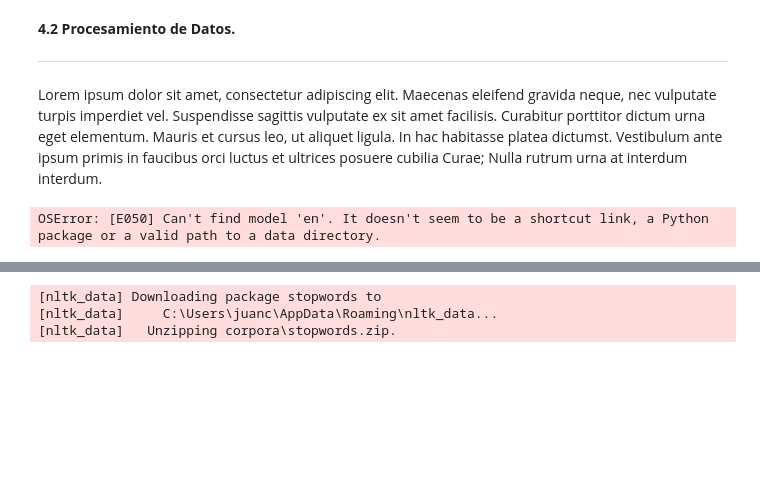
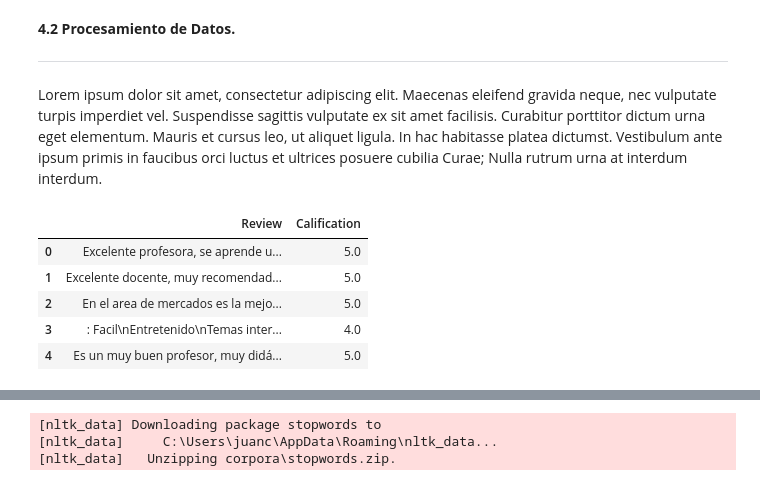
Before and after one commit to Juanchobanano/LosEstudiantes, a Jupyter notebook: LosEstudiantes Project.ipynb, the cells around one changed output, grey strips where cells are left out. Cells and saved outputs as stored; diff of their text form; code cells hidden in the pictures; blank space fills up the shorter version.

```diff
--- a/LosEstudiantes WebScraping.ipynb
+++ b/LosEstudiantes Project.ipynb
@@ -336,9 +281,3 @@ dataset.tail(50)
 
 ---
 Lorem ipsum dolor sit amet, consectetur adipiscing elit. Maecenas eleifend gravida neque, nec vulputate turpis imperdiet vel. Suspendisse sagittis vulputate ex sit amet facilisis. Curabitur porttitor dictum urna eget elementum. Mauris et cursus leo, ut aliquet ligula. In hac habitasse platea dictumst. Vestibulum ante ipsum primis in faucibus orci luctus et ultrices posuere cubilia Curae; Nulla rutrum urna at interdum interdum.
-# %%
-import spacy
-
-nlp = spacy.load("en")
-# %% [output]
-OSError: [E050] Can't find model 'en'. It doesn't seem to be a shortcut link, a Python package or a valid path to a data directory.
@@ -346,0 +284,15 @@ docx = n
+# %%
+# Load reviews.
+df = pd.read_csv("./opiniones5.csv")
+df.drop("Unnamed: 0", axis = 1, inplace = True)
+df.drop_duplicates(subset = "Review", keep = False, inplace = True)
+df.reset_index(inplace = True)
+df.drop(["index"], axis = 1, inplace = True)
+df.head()
+# %% [output]
+|  | Review | Calification |
+| 0 | Excelente profesora, se aprende u... | 5.0 |
+| 1 | Excelente docente, muy recomendad... | 5.0 |
+| 2 | En el area de mercados es la mejo... | 5.0 |
+| 3 | : Facil\nEntretenido\nTemas inter... | 4.0 |
+| 4 | Es un muy buen profesor, muy didá... | 5.0 |
```
Also changed, not shown: parts of 39 cells of this notebook.
